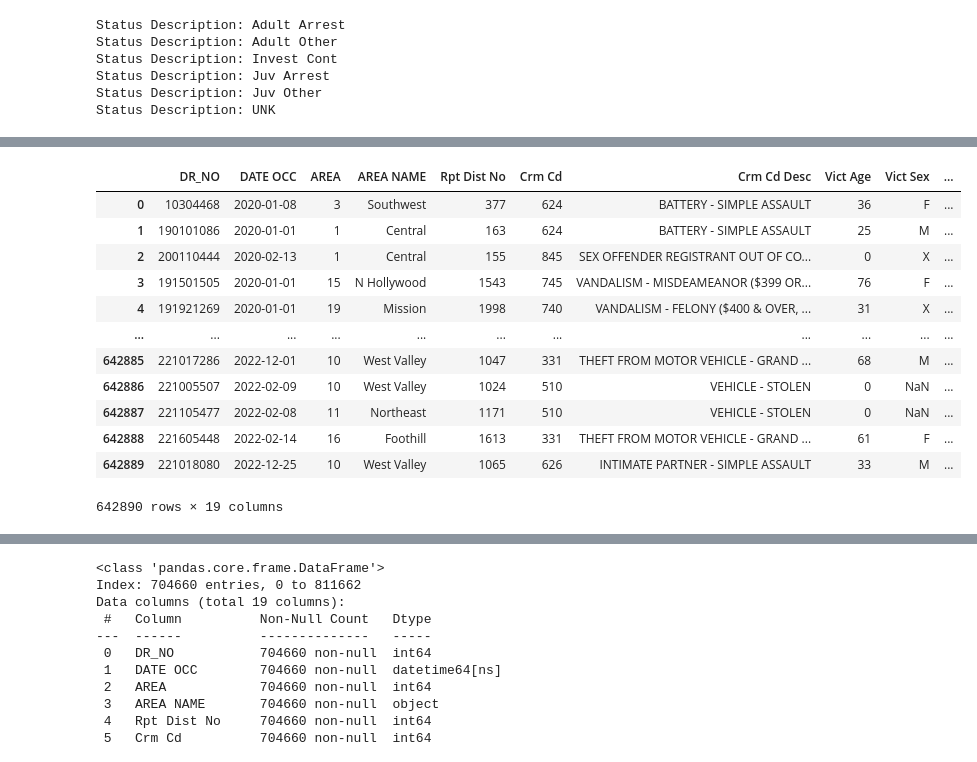
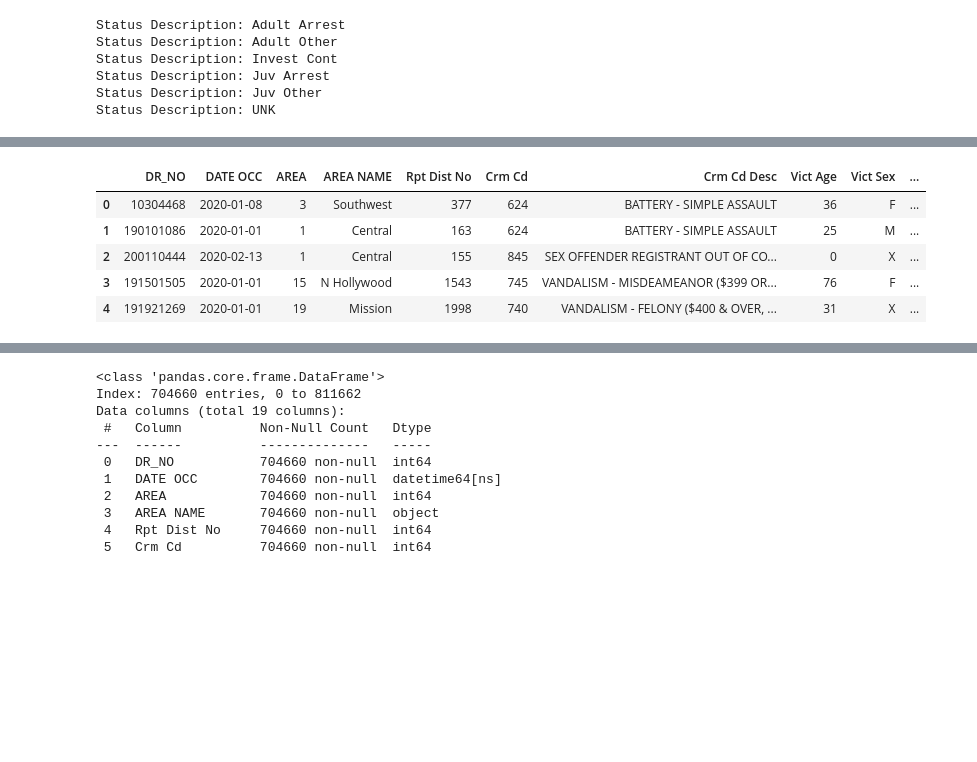
Before and after one commit to Cookees81/CityofAngels, a Jupyter notebook: LACrime.ipynb, the cells around one changed output, grey strips where cells are left out. Drawn from its saved outputs; the diff is of its cells as text; code cells hidden in the pictures; blank space fills up the shorter version.

```diff
--- a/LACrime.ipynb
+++ b/LACrime.ipynb
@@ -260,25 +260,18 @@ dropped_LAcrime_df.head()
 # %%
 # remove 2023 crime record from the data set because it is only update to Oct. 2023
 # First, convert 'date_column' to a datetime format
 dropped_LAcrime_df["DATE OCC"] = pd.to_datetime(dropped_LAcrime_df["DATE OCC"], format="%m/%d/%Y %I:%M:%S %p")
 
 # Filter the DataFrame to keep only the rows with a year other than 2023
 dropped_LAcrime_filtered = dropped_LAcrime_df[dropped_LAcrime_df["DATE OCC"].dt.year != 2023]
-dropped_LAcrime_filtered
+dropped_LAcrime_filtered.head()
 # %% [output]
 |  | DR_NO | DATE OCC | AREA | AREA NAME | Rpt Dist No | Crm Cd | Crm Cd Desc | Vict Age | Vict Sex | ... |
 | 0 | 10304468 | 2020-01-08 | 3 | Southwest | 377 | 624 | BATTERY - SIMPLE ASSAULT | 36 | F | ... |
 | 1 | 190101086 | 2020-01-01 | 1 | Central | 163 | 624 | BATTERY - SIMPLE ASSAULT | 25 | M | ... |
 | 2 | 200110444 | 2020-02-13 | 1 | Central | 155 | 845 | SEX OFFENDER REGISTRANT OUT OF CO... | 0 | X | ... |
 | 3 | 191501505 | 2020-01-01 | 15 | N Hollywood | 1543 | 745 | VANDALISM - MISDEAMEANOR ($399 OR... | 76 | F | ... |
 | 4 | 191921269 | 2020-01-01 | 19 | Mission | 1998 | 740 | VANDALISM - FELONY ($400 & OVER, ... | 31 | X | ... |
-| ... | ... | ... | ... | ... | ... | ... | ... | ... | ... | ... |
-| 642885 | 221017286 | 2022-12-01 | 10 | West Valley | 1047 | 331 | THEFT FROM MOTOR VEHICLE - GRAND ... | 68 | M | ... |
-| 642886 | 221005507 | 2022-02-09 | 10 | West Valley | 1024 | 510 | VEHICLE - STOLEN | 0 | NaN | ... |
-| 642887 | 221105477 | 2022-02-08 | 11 | Northeast | 1171 | 510 | VEHICLE - STOLEN | 0 | NaN | ... |
-| 642888 | 221605448 | 2022-02-14 | 16 | Foothill | 1613 | 331 | THEFT FROM MOTOR VEHICLE - GRAND ... | 61 | F | ... |
-| 642889 | 221018080 | 2022-12-25 | 10 | West Valley | 1065 | 626 | INTIMATE PARTNER - SIMPLE ASSAULT | 33 | M | ... |
-642890 rows × 19 columns
 # %%
 # remove missing values rows in column Vict Descent, Premis Desc
 # Make a copy of the DataFrame
```
Also changed, not shown: parts of 8 cells of this notebook.
